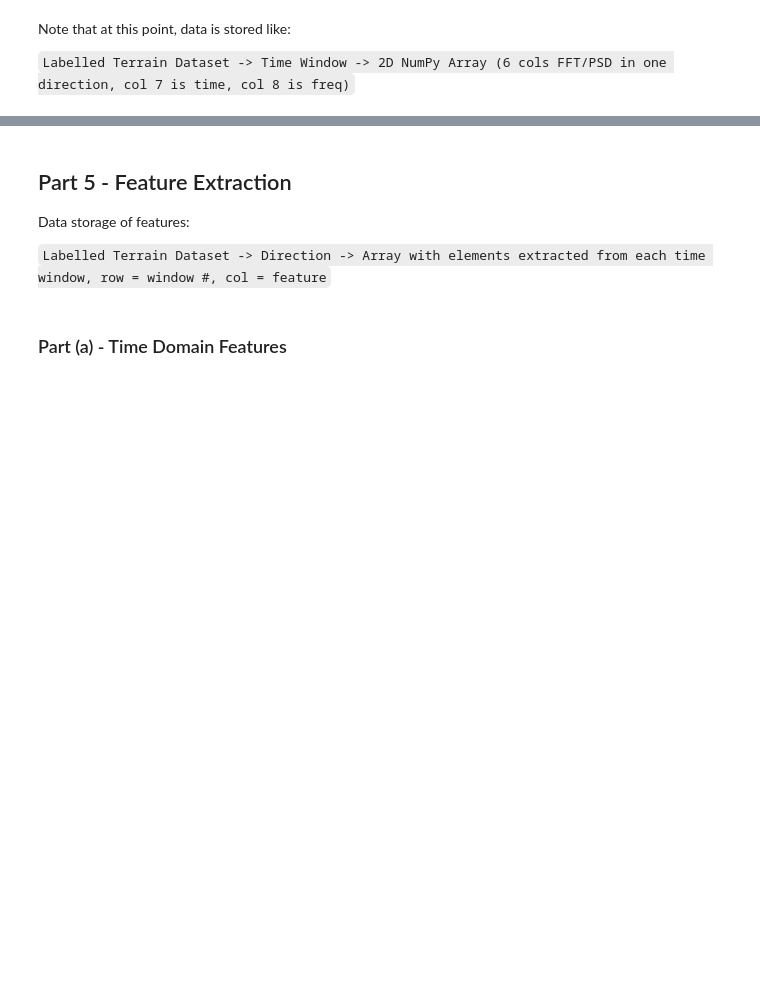
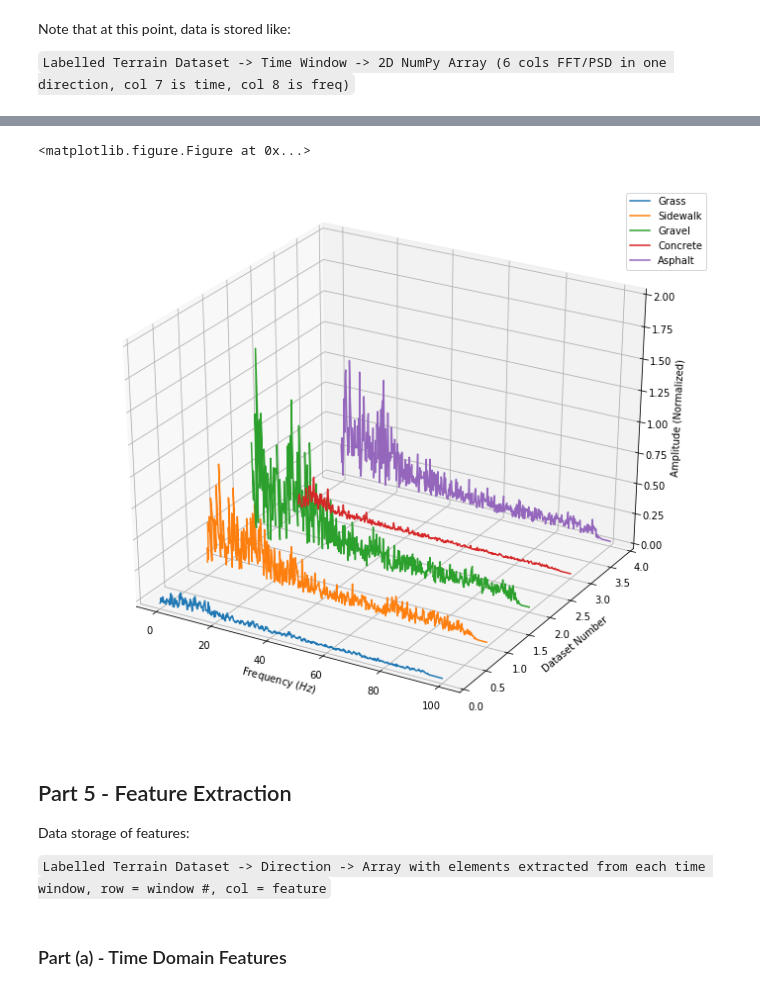
Before and after one commit to KeenanMcConkey/Wheelchair-Terrain-Classification, a Jupyter notebook: TerrainClassification.ipynb, the cells around one changed output, grey strips where cells are left out. Drawn from its saved outputs; the diff is of its cells as text; code cells hidden in the pictures; blank space fills up the shorter version.

```diff
--- a/TerrainClassification.ipynb
+++ b/TerrainClassification.ipynb
@@ -348,3 +411,29 @@ Note that at this point, data is stored like:
+# %%
+'''Plot the set ffts in 3d'''
+def plot_set_ffts_3d(dirn, win=0):
+    plt.clf()
+    fig = plt.figure(figsize=(12, 10))
+    ax = fig.gca(projection='3d')
+
+    ax.set_ylim(0, 4)
+    ax.set_zlim(0, 2)
+    ax.set_xlabel('Frequency ($Hz$)')
+    ax.set_ylabel('Dataset Number')
+    ax.set_zlabel('Amplitude (Normalized)')
+
+    # Plot each dataset FFT
+    for i in range(N_DATASETS):
+        ax.plot(xs=datasets_np_fft[i][win][:, N_DATA_COL+1], ys=datasets_np_fft[i][win][:, dirn],
+                zs=i, zdir='y', label=dataset_labels[i])
+
+    ax.legend()
+    plt.show()
+# %%
+# Plot Z Accel of 3rd window
+plot_set_ffts_3d(2, 3)
+# %% [output]
+<matplotlib.figure.Figure at 0x...>
+[figure, added]
 # %% [markdown]
 ## Part 5 - Feature Extraction
 
```
Also changed, not shown: parts of 39 cells of this notebook.
